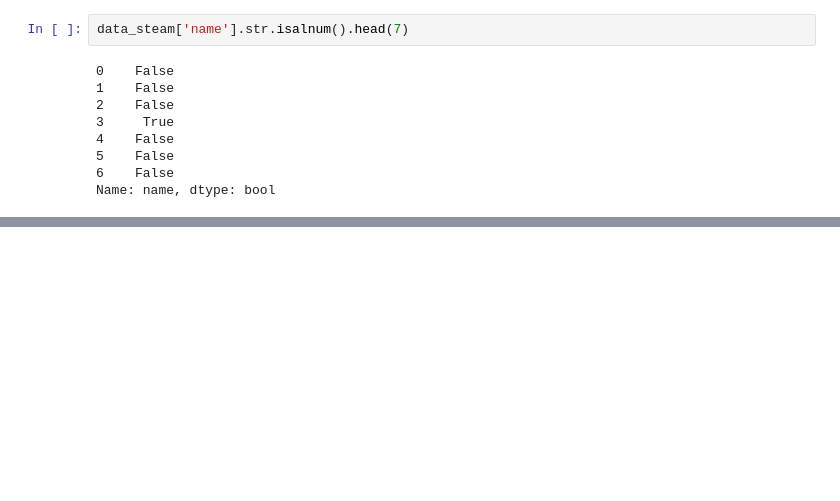
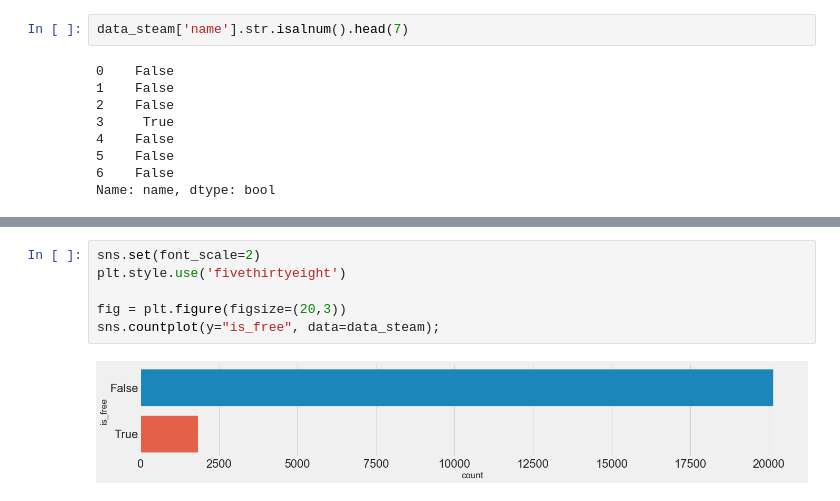
Before and after one commit to argwood/IndieP, a Jupyter notebook: IndieP_Data_Cleaning.ipynb, the cells around one changed output, grey strips where cells are left out. Saved outputs shown, nothing was run; the diff lists cells and outputs as text; blank space fills up the shorter version.

```diff
--- a/IndieP_Data_Cleaning.ipynb
+++ b/IndieP_Data_Cleaning.ipynb
@@ -159,0 +254,8 @@ Name: name, dtype: bool
+# %%
+sns.set(font_scale=2)
+plt.style.use('fivethirtyeight')
+
+fig = plt.figure(figsize=(20,3))
+sns.countplot(y="is_free", data=data_steam);
+# %% [output]
+[figure, added]
```
Also changed, not shown: parts of 21 cells of this notebook, 1 other file.
